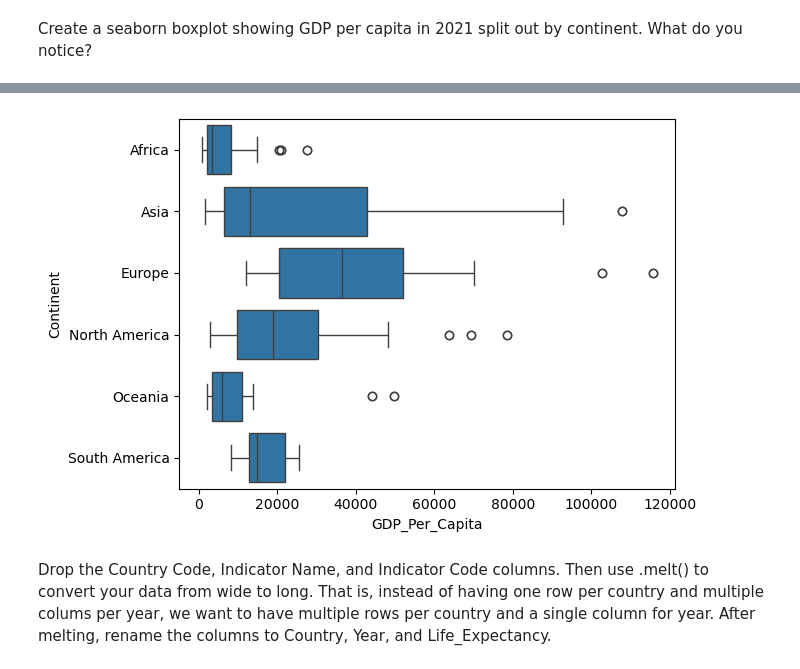
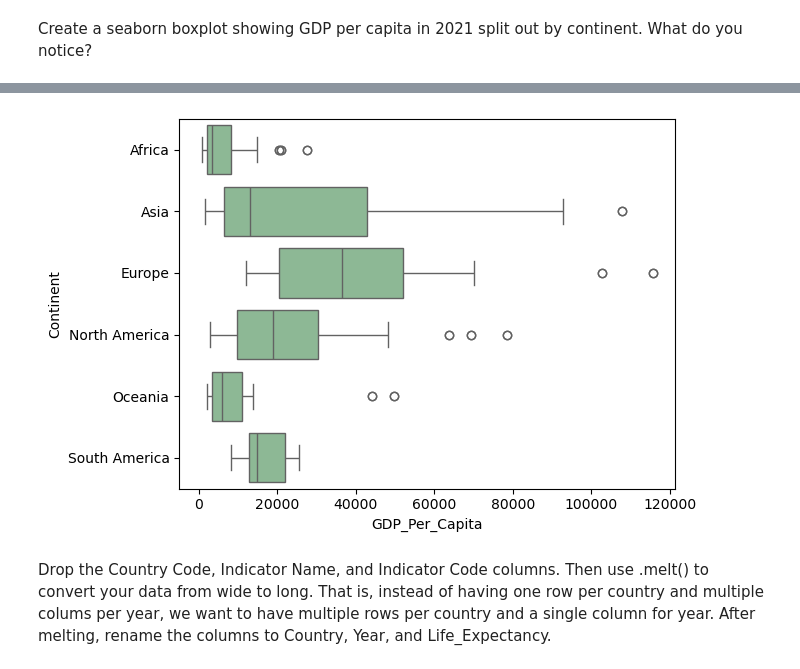
Before and after one commit to nss-data-science-cohort-8/un-exploration-Mythical-clj, a Jupyter notebook: notebooks/UN_Data_Exploration.ipynb, the cells around one changed output, grey strips where cells are left out. Cells and saved outputs as stored; diff of their text form; code cells hidden in the pictures.

```diff
--- a/notebooks/UN_Data_Exploration.ipynb
+++ b/notebooks/UN_Data_Exploration.ipynb
@@ -251,7 +227,10 @@ gdp_2021_melted
 # %%
-sns.boxplot(data = gdp_2021_melted.sort_values('Continent'), x = 'GDP_Per_Capita', y = 'Continent');
+sns.boxplot(
+        data = gdp_2021_melted
+        .sort_values('Continent'), x = 'GDP_Per_Capita', y = 'Continent', color='#86bf91'
+);
 # %% [output]
-[figure, old version]
+[figure, new version]
 # %%
 life_expectancy = pd.read_csv("../data/API_SP.DYN.LE00.IN_DS2_en_csv_v2_31632.csv", skiprows = 4)
 # %% [markdown]
```
Also changed, not shown: parts of 15 cells of this notebook.
